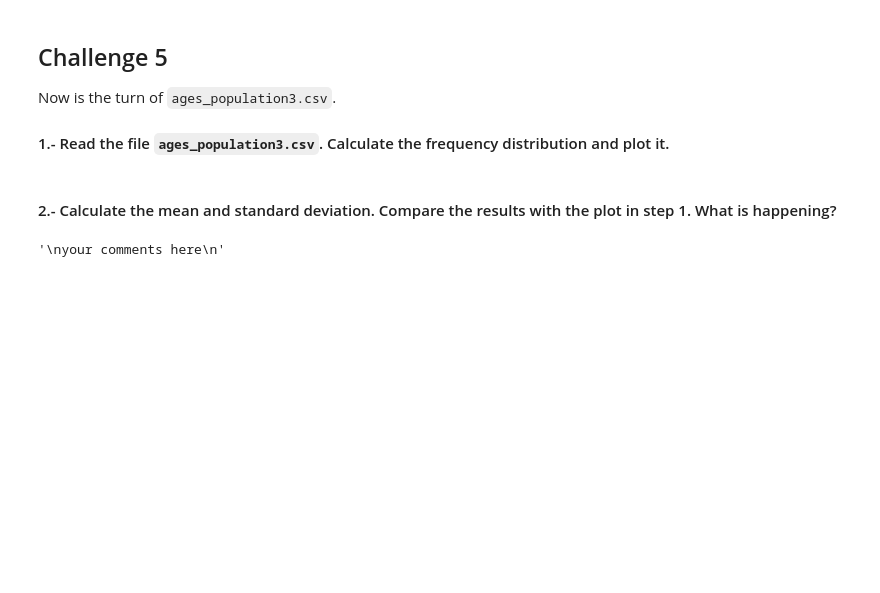
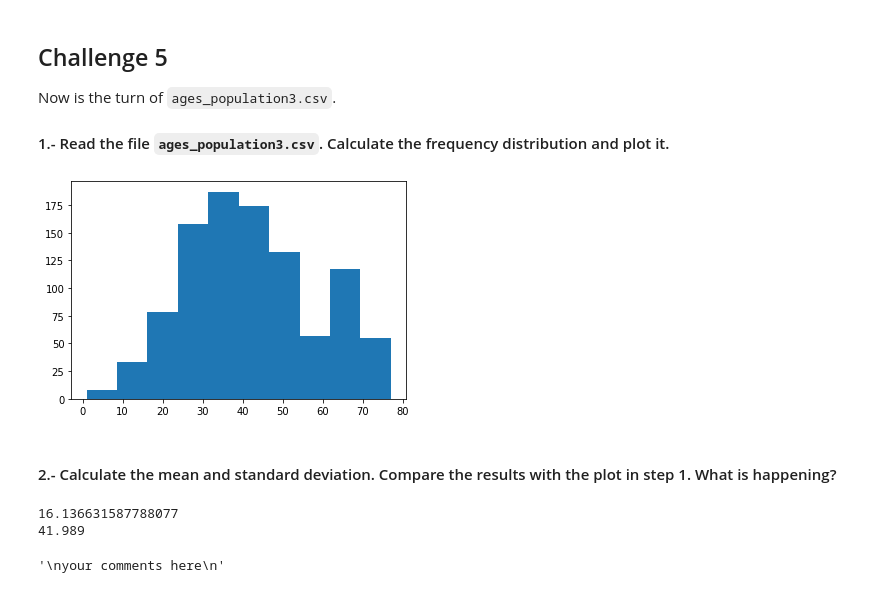
Before and after one commit to ta-data-lis/Descriptive-Stats, a Jupyter notebook: your-code/main.ipynb, the cells around one changed output. Saved outputs shown, nothing was run; the diff lists cells and outputs as text; code cells hidden in the pictures; blank space fills up the shorter version.

```diff
--- a/your-code/main.ipynb
+++ b/your-code/main.ipynb
@@ -362,2 +377,11 @@ Now is the turn of `ages_population3.csv`.
+# %%
+# your code here
+data = pd.read_csv('../data/ages_population3.csv')
+data=data.sort_values(by='observation')
+data=data.reset_index(drop=True)
+plt.hist(data['observation'])
+plt.show()
+# %% [output]
+[figure, added]
 # %% [markdown]
 #### 2.- Calculate the mean and standard deviation. Compare the results with the plot in step 1. What is happening?
@@ -366,3 +388,11 @@ Now is the turn of `ages_population3.csv`.
+# %%
+# your code here
+print(np.std(data['observation']))
+print(np.mean(data['observation']))
+#We have a high frequency in the bin 60-70 which means that the average of this distribution will grow and the std deviation too since the data is more dispersed
+# %% [output]
+16.136631587788077
+41.989
 # %%
 """
 your comments here
```
Also changed, not shown: parts of 22 cells of this notebook.
